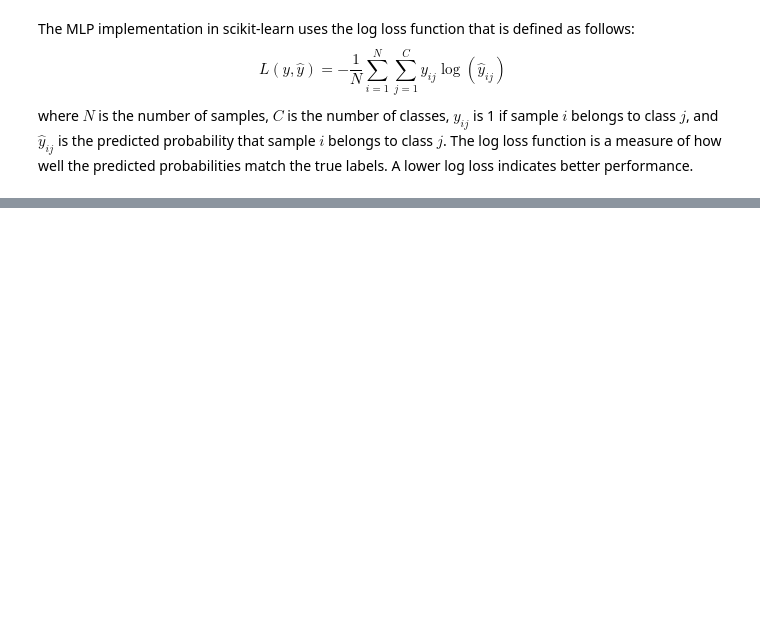
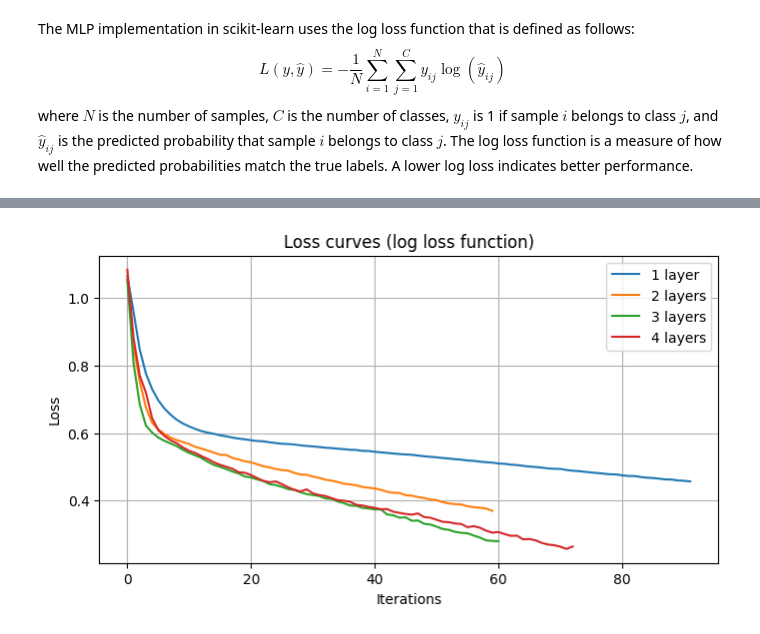
Before and after one commit to Exagor/info-h-501, a Jupyter notebook: docs/LABS/ML2_Neural_Networks.ipynb, the cells around one changed output, grey strips where cells are left out. Cells and saved outputs as stored; diff of their text form; code cells hidden in the pictures; blank space fills up the shorter version.

```diff
--- a/docs/LABS/ML2_Neural_Networks.ipynb
+++ b/docs/LABS/ML2_Neural_Networks.ipynb
@@ -237,3 +257,17 @@ NameError: name 'MLPClassifier' is not defined
+# %%
+plt.figure(figsize=(8, 4))
+plt.plot(loss_curves[0])
+plt.plot(loss_curves[1])
+plt.plot(loss_curves[2])
+plt.plot(loss_curves[3])
+plt.legend(['1 layer', '2 layers','3 layers','4 layers'])
+plt.title('Loss curves (log loss function)')
+plt.xlabel('Iterations')
+plt.ylabel('Loss')
+plt.grid()
+plt.show()
+# %% [output]
+[figure, added]
 # %%
 plt.figure(figsize=(8, 4))
 plt.plot([1,2,3,4], final_accuracys)
```
Also changed, not shown: parts of 10 cells of this notebook, 9 other files.
